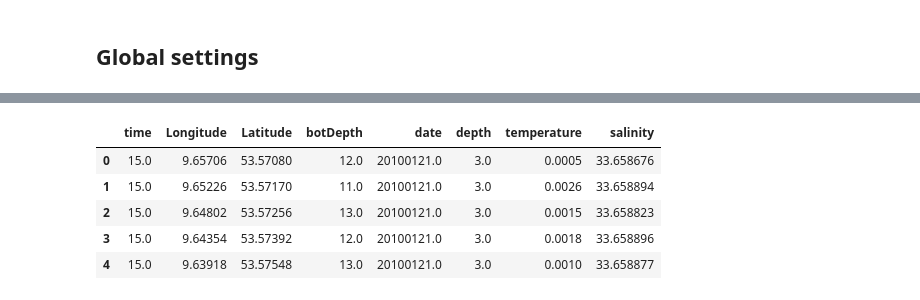
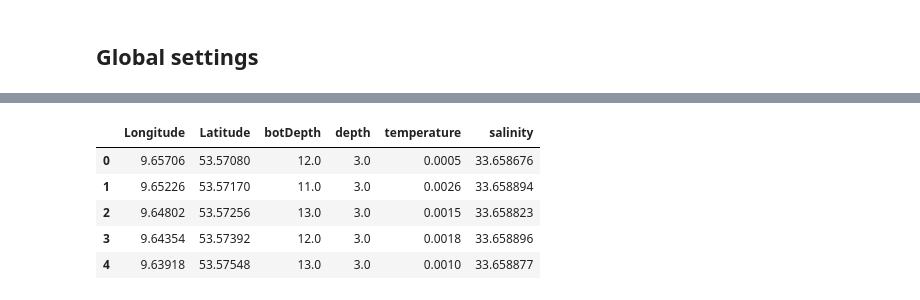
Before and after one commit to nali001/Quality-Control, a Jupyter notebook: unsupervised_learning.ipynb, the cells around one changed output, grey strips where cells are left out. Cells and saved outputs as stored; diff of their text form; code cells hidden in the pictures.

```diff
--- a/unsupervised_learning.ipynb
+++ b/unsupervised_learning.ipynb
@@ -78,10 +91,11 @@ data.head()
 # %%
-input_data = data.drop(columns=['id', 'qualityflag'])
+# Get input data
+input_data = data.drop(columns=['qualityflag', 'date', 'time'])
 input_data.head()
 # %% [output]
-|  | time | Longitude | Latitude | botDepth | date | depth | temperature | salinity |
-| 0 | 15.0 | 9.65706 | 53.57080 | 12.0 | 20100121.0 | 3.0 | 0.0005 | 33.658676 |
-| 1 | 15.0 | 9.65226 | 53.57170 | 11.0 | 20100121.0 | 3.0 | 0.0026 | 33.658894 |
-| 2 | 15.0 | 9.64802 | 53.57256 | 13.0 | 20100121.0 | 3.0 | 0.0015 | 33.658823 |
-| 3 | 15.0 | 9.64354 | 53.57392 | 12.0 | 20100121.0 | 3.0 | 0.0018 | 33.658896 |
-| 4 | 15.0 | 9.63918 | 53.57548 | 13.0 | 20100121.0 | 3.0 | 0.0010 | 33.658877 |
+|  | Longitude | Latitude | botDepth | depth | temperature | salinity |
+| 0 | 9.65706 | 53.57080 | 12.0 | 3.0 | 0.0005 | 33.658676 |
+| 1 | 9.65226 | 53.57170 | 11.0 | 3.0 | 0.0026 | 33.658894 |
+| 2 | 9.64802 | 53.57256 | 13.0 | 3.0 | 0.0015 | 33.658823 |
+| 3 | 9.64354 | 53.57392 | 12.0 | 3.0 | 0.0018 | 33.658896 |
+| 4 | 9.63918 | 53.57548 | 13.0 | 3.0 | 0.0010 | 33.658877 |
```
Also changed, not shown: parts of 24 cells of this notebook, 4 other files.
